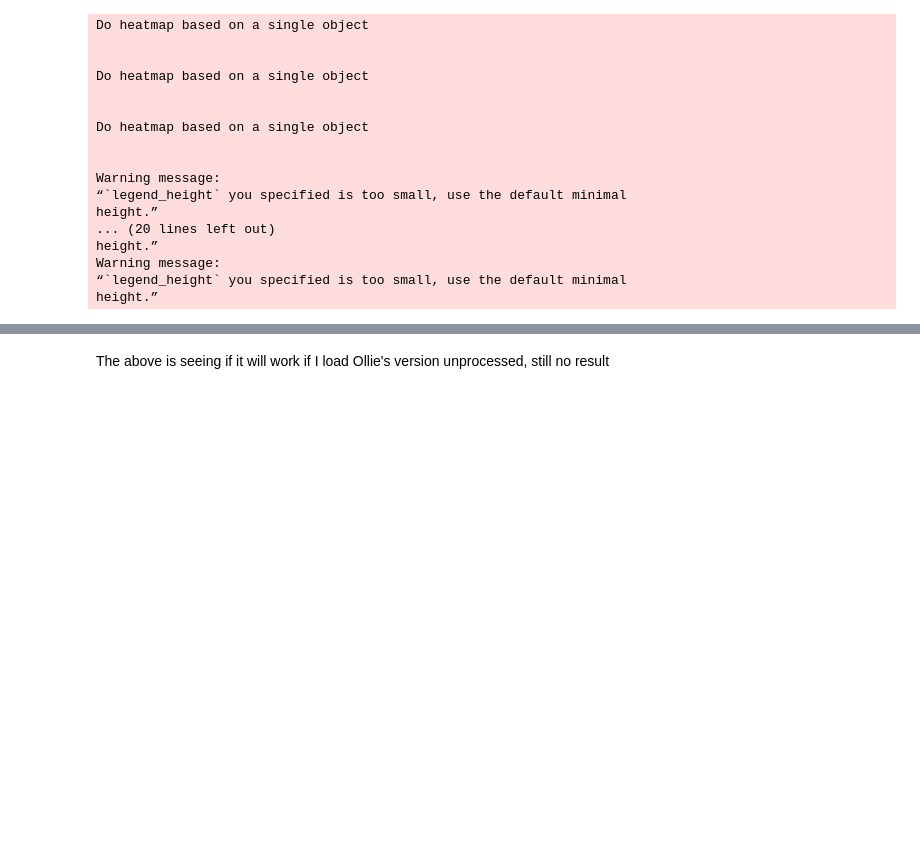
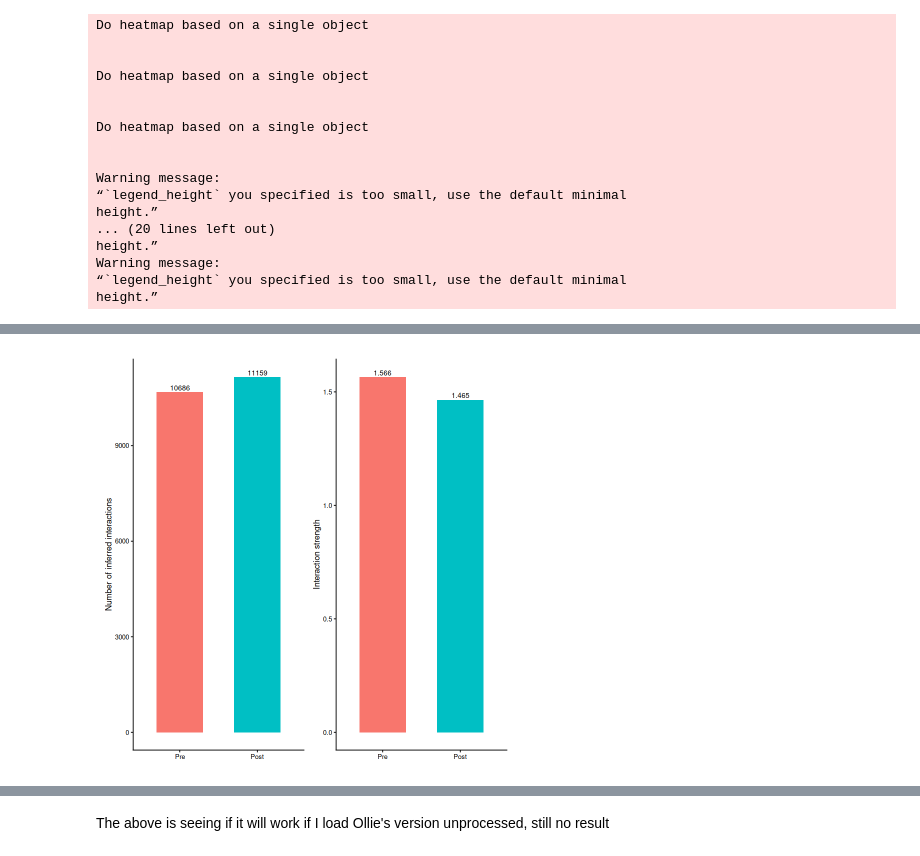
Before and after one commit to EmilyKate416/Spatial, a Jupyter notebook: cellchat.ipynb, the cells around one changed output, grey strips where cells are left out. Cells and saved outputs as stored; diff of their text form; code cells hidden in the pictures; blank space fills up the shorter version.

```diff
--- a/cellchat.ipynb
+++ b/cellchat.ipynb
@@ -274,0 +267,15 @@ Merge the following slots: 'data.signaling','images','net', 'netP','meta', 'iden
+# %%
+# Extract expression data
+data_pre  <- GetAssayData(ov_pre,  slot = "data")
+data_post <- GetAssayData(ov_post, slot = "data")
+
+# Metadata (make sure rownames match the data colnames)
+meta_pre  <- ov_pre@meta.data
+meta_post <- ov_post@meta.data
+rownames(meta_pre)  <- colnames(data_pre)
+rownames(meta_post) <- colnames(data_post)
+# %%
+library(CellChat)
+
+cellchat_pre  <- createCellChat(object = data_pre,  meta = meta_pre,  group.by = "cell_type")
+cellchat_post <- createCellChat(object = data_post, meta = meta_post, group.by = "cell_type")
@@ -274,0 +296,19 @@ Merge the following slots: 'data.signaling','images','net', 'netP','meta', 'iden
+# %%
+CellChatDB <- CellChatDB.mouse
+
+prep_group <- function(cellchat) {
+
+  cellchat@DB <- CellChatDB
+  cellchat <- subsetData(cellchat)
+  cellchat <- identifyOverExpressedGenes(cellchat)
+  cellchat <- identifyOverExpressedInteractions(cellchat)
+  cellchat <- computeCommunProb(cellchat, raw.use = TRUE, population.size = TRUE)
+  cellchat <- filterCommunication(cellchat, min.cells = 10)
+  cellchat <- computeCommunProbPathway(cellchat)
+  cellchat <- aggregateNet(cellchat)
+  cellchat <- netAnalysis_computeCentrality(cellchat, slot.name = "netP")
+  return(cellchat)
+}
+
+cellchat_pre  <- prep_group(cellchat_pre)
+cellchat_post <- prep_group(cellchat_post)
@@ -274,0 +326,6 @@ Merge the following slots: 'data.signaling','images','net', 'netP','meta', 'iden
+# %%
+cellchat_cmp <- mergeCellChat(
+  list(Pre = cellchat_pre, Post = cellchat_post),
+  add.names   = c("Pre","Post"),
+  cell.prefix = TRUE
+)
@@ -274,0 +340,6 @@ Merge the following slots: 'data.signaling','images','net', 'netP','meta', 'iden
+# %%
+gg1 <- compareInteractions(cellchat_cmp, show.legend = F, group = c(1,2))
+gg2 <- compareInteractions(cellchat_cmp, show.legend = F, group = c(1,2), measure = "weight")
+gg1 + gg2
+# %% [output]
+[figure, added]
```
Also changed, not shown: parts of 21 cells of this notebook.
